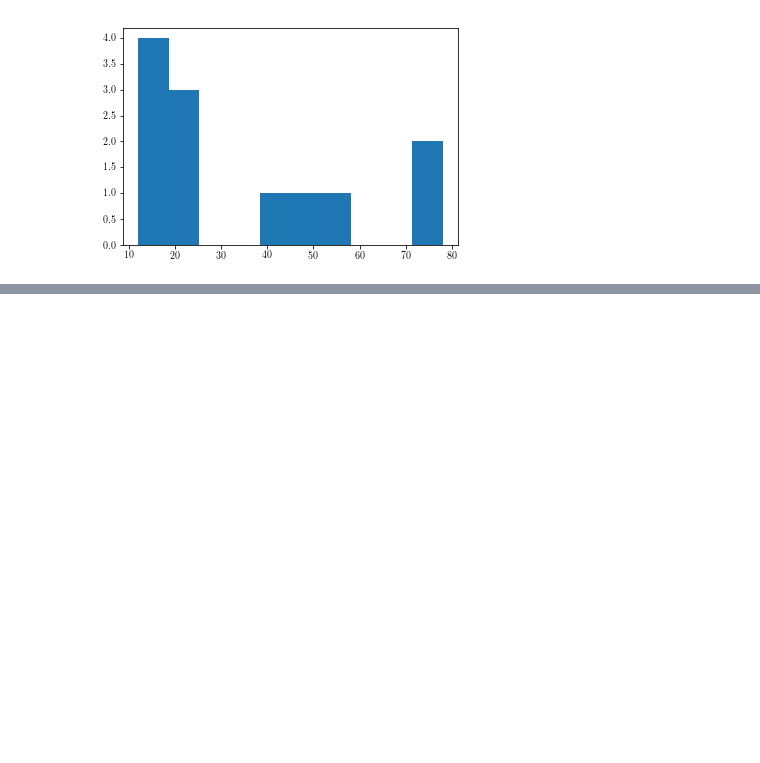
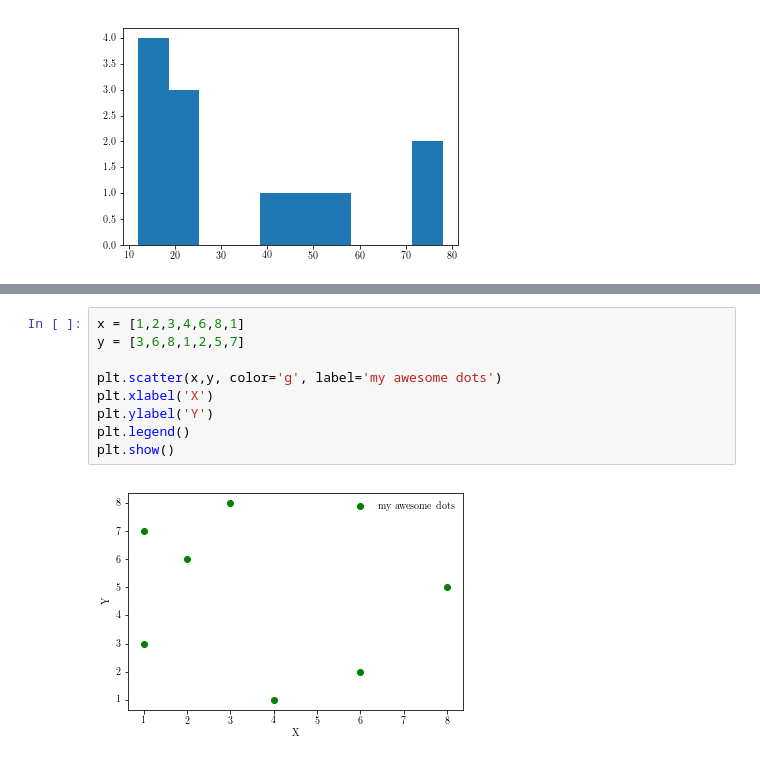
Before and after one commit to krishnakalyan3/Matplotlib, a Jupyter notebook: notebooks/Chapter1.ipynb, the cells around one changed output, grey strips where cells are left out. Cells and saved outputs as stored; diff of their text form; blank space fills up the shorter version.

```diff
--- a/notebooks/Chapter1.ipynb
+++ b/notebooks/Chapter1.ipynb
@@ -47,0 +59,11 @@ plt.show()
+# %%
+x = [1,2,3,4,6,8,1]
+y = [3,6,8,1,2,5,7]
+
+plt.scatter(x,y, color='g', label='my awesome dots')
+plt.xlabel('X')
+plt.ylabel('Y')
+plt.legend()
+plt.show()
+# %% [output]
+[figure, added]
```
Also changed, not shown: parts of 3 cells of this notebook.
